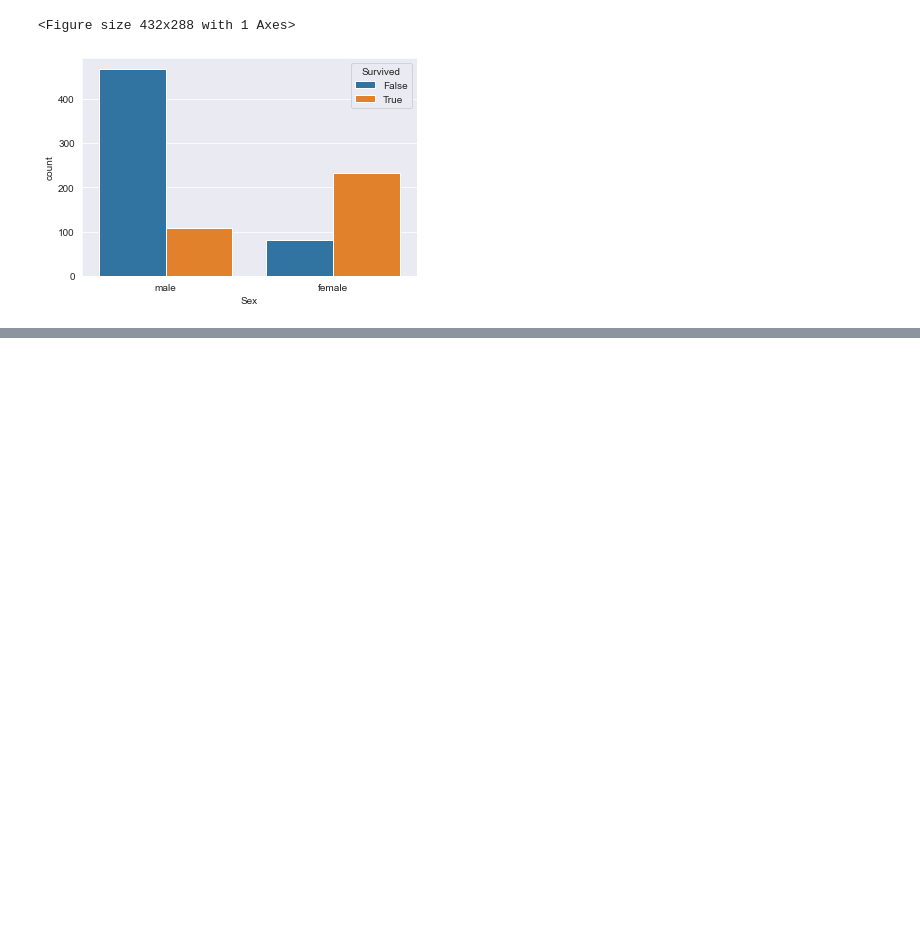
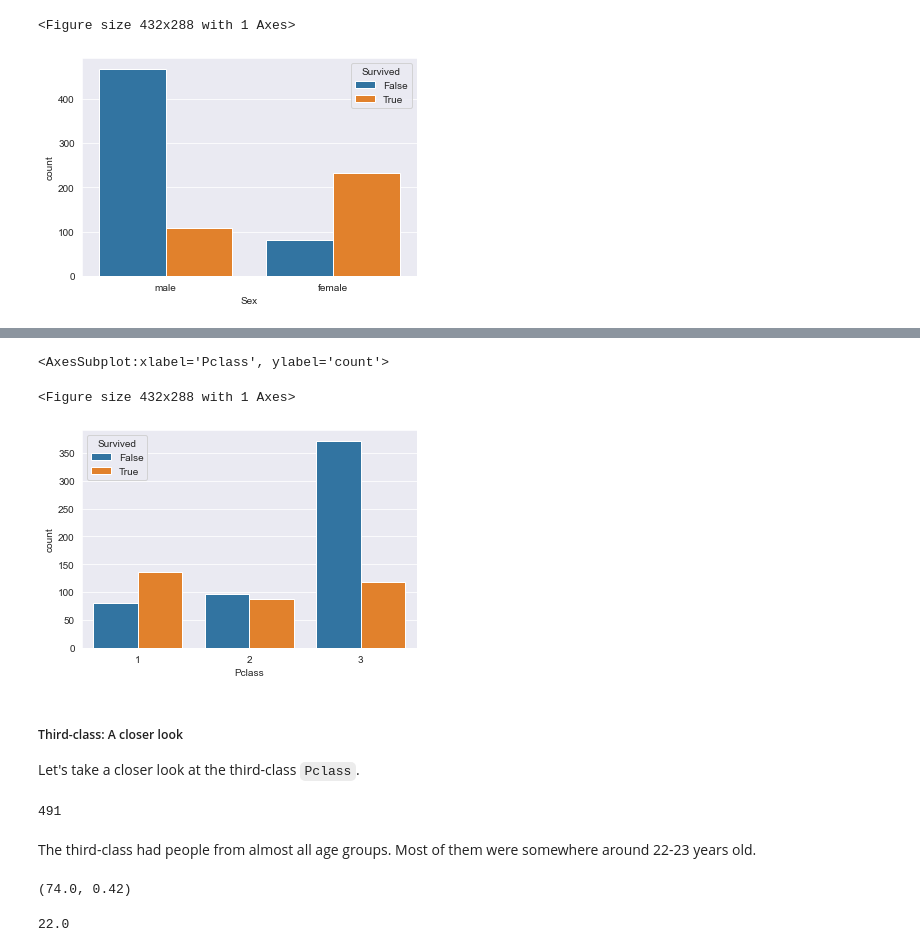
Before and after one commit to MalayAgr/Kaggle-Titanic, a Jupyter notebook: notebooks/eda.ipynb, the cells around one changed output, grey strips where cells are left out. Drawn from its saved outputs; the diff is of its cells as text; code cells hidden in the pictures; blank space fills up the shorter version.

```diff
--- a/notebooks/eda.ipynb
+++ b/notebooks/eda.ipynb
@@ -386,0 +423,25 @@ sns.countplot(data=df, x="Sex", hue="Survived")
+# %%
+sns.countplot(data=df, x="Pclass", hue="Survived")
+# %% [output]
+<AxesSubplot:xlabel='Pclass', ylabel='count'>
+<Figure size 432x288 with 1 Axes>
+[figure, added]
+# %% [markdown]
+##### Third-class: A closer look
+
+Let's take a closer look at the third-class `Pclass`.
+# %%
+third_class = df[df["Pclass"] == 3]
+len(third_class)
+# %% [output]
+491
+# %% [markdown]
+The third-class had people from almost all age groups. Most of them were somewhere around 22-23 years old.
+# %%
+third_class["Age"].max(), third_class["Age"].min()
+# %% [output]
+(74.0, 0.42)
+# %%
+third_class["Age"].value_counts().index[0]
+# %% [output]
+22.0
```
Also changed, not shown: parts of 36 cells of this notebook.
